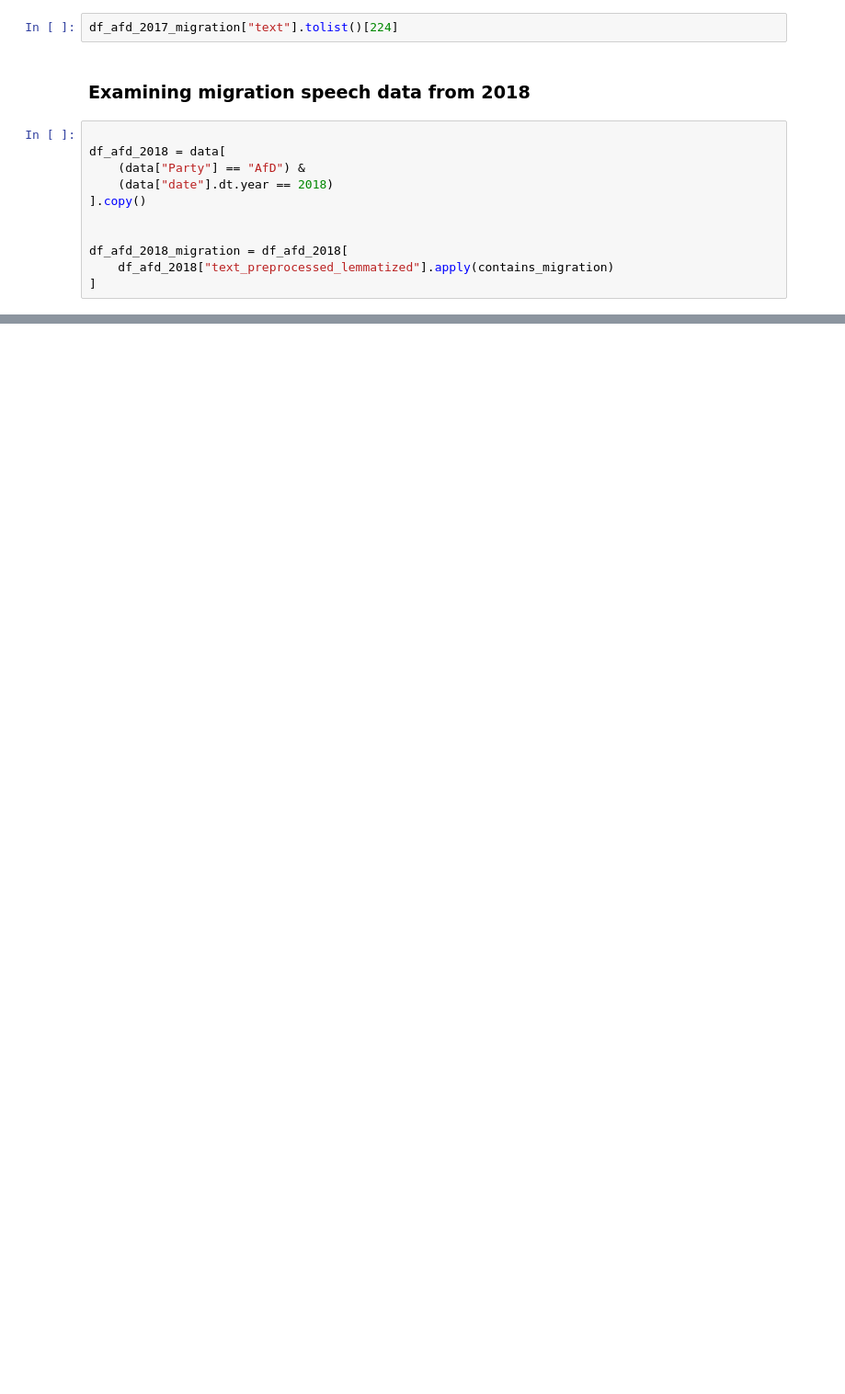
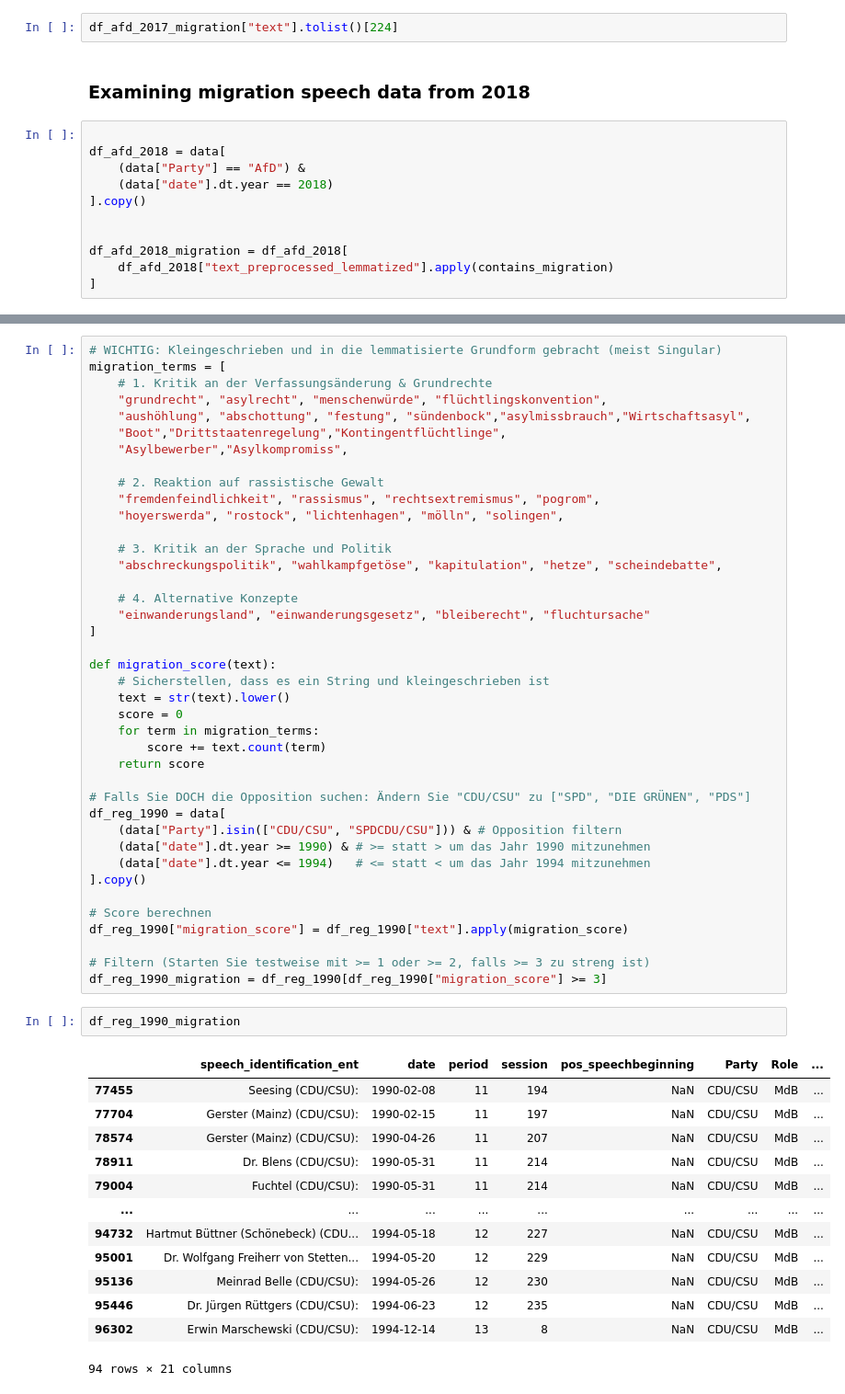
Before and after one commit to esdrasshaa/migration-politics-economy-empirical, a Jupyter notebook: oratory_dictionary_building.ipynb, the cells around one changed output, grey strips where cells are left out. Shown at 92% size. Cells and saved outputs as stored; diff of their text form; blank space fills up the shorter version.

```diff
--- a/oratory_dictionary_building.ipynb
+++ b/oratory_dictionary_building.ipynb
@@ -72,0 +292,56 @@ df_afd_2017_migration["text"].tolist()[224]
+# %%
+# WICHTIG: Kleingeschrieben und in die lemmatisierte Grundform gebracht (meist Singular)
+migration_terms = [
+    # 1. Kritik an der Verfassungsänderung & Grundrechte
+    "grundrecht", "asylrecht", "menschenwürde", "flüchtlingskonvention",
+    "aushöhlung", "abschottung", "festung", "sündenbock","asylmissbrauch","Wirtschaftsasyl",
+    "Boot","Drittstaatenregelung","Kontingentflüchtlinge",
+    "Asylbewerber","Asylkompromiss",
+
+    # 2. Reaktion auf rassistische Gewalt
+    "fremdenfeindlichkeit", "rassismus", "rechtsextremismus", "pogrom",
+    "hoyerswerda", "rostock", "lichtenhagen", "mölln", "solingen",
+
+    # 3. Kritik an der Sprache und Politik
+    "abschreckungspolitik", "wahlkampfgetöse", "kapitulation", "hetze", "scheindebatte",
+
+    # 4. Alternative Konzepte
+    "einwanderungsland", "einwanderungsgesetz", "bleiberecht", "fluchtursache"
+]
+
+def migration_score(text):
+    # Sicherstellen, dass es ein String und kleingeschrieben ist
+    text = str(text).lower()
+    score = 0
+    for term in migration_terms:
+        score += text.count(term)
+    return score
+
+# Falls Sie DOCH die Opposition suchen: Ändern Sie "CDU/CSU" zu ["SPD", "DIE GRÜNEN", "PDS"]
+df_reg_1990 = data[
+    (data["Party"].isin(["CDU/CSU", "SPDCDU/CSU"])) & # Opposition filtern
+    (data["date"].dt.year >= 1990) & # >= statt > um das Jahr 1990 mitzunehmen
+    (data["date"].dt.year <= 1994)   # <= statt < um das Jahr 1994 mitzunehmen
+].copy()
+
+# Score berechnen
+df_reg_1990["migration_score"] = df_reg_1990["text"].apply(migration_score)
+
+# Filtern (Starten Sie testweise mit >= 1 oder >= 2, falls >= 3 zu streng ist)
+df_reg_1990_migration = df_reg_1990[df_reg_1990["migration_score"] >= 3]
+# %%
+df_reg_1990_migration
+# %% [output]
+|  | speech_identification_ent | date | period | session | pos_speechbeginning | Party | Role | ... |
+| 77455 | Seesing (CDU/CSU): | 1990-02-08 | 11 | 194 | NaN | CDU/CSU | MdB | ... |
+| 77704 | Gerster (Mainz) (CDU/CSU): | 1990-02-15 | 11 | 197 | NaN | CDU/CSU | MdB | ... |
+| 78574 | Gerster (Mainz) (CDU/CSU): | 1990-04-26 | 11 | 207 | NaN | CDU/CSU | MdB | ... |
+| 78911 | Dr. Blens (CDU/CSU): | 1990-05-31 | 11 | 214 | NaN | CDU/CSU | MdB | ... |
+| 79004 | Fuchtel (CDU/CSU): | 1990-05-31 | 11 | 214 | NaN | CDU/CSU | MdB | ... |
+| ... | ... | ... | ... | ... | ... | ... | ... | ... |
+| 94732 | Hartmut Büttner (Schönebeck) (CDU... | 1994-05-18 | 12 | 227 | NaN | CDU/CSU | MdB | ... |
+| 95001 | Dr. Wolfgang Freiherr von Stetten... | 1994-05-20 | 12 | 229 | NaN | CDU/CSU | MdB | ... |
+| 95136 | Meinrad Belle (CDU/CSU): | 1994-05-26 | 12 | 230 | NaN | CDU/CSU | MdB | ... |
+| 95446 | Dr. Jürgen Rüttgers (CDU/CSU): | 1994-06-23 | 12 | 235 | NaN | CDU/CSU | MdB | ... |
+| 96302 | Erwin Marschewski (CDU/CSU): | 1994-12-14 | 13 | 8 | NaN | CDU/CSU | MdB | ... |
+94 rows × 21 columns
```
Also changed, not shown: parts of 61 cells of this notebook, 14 other files.
